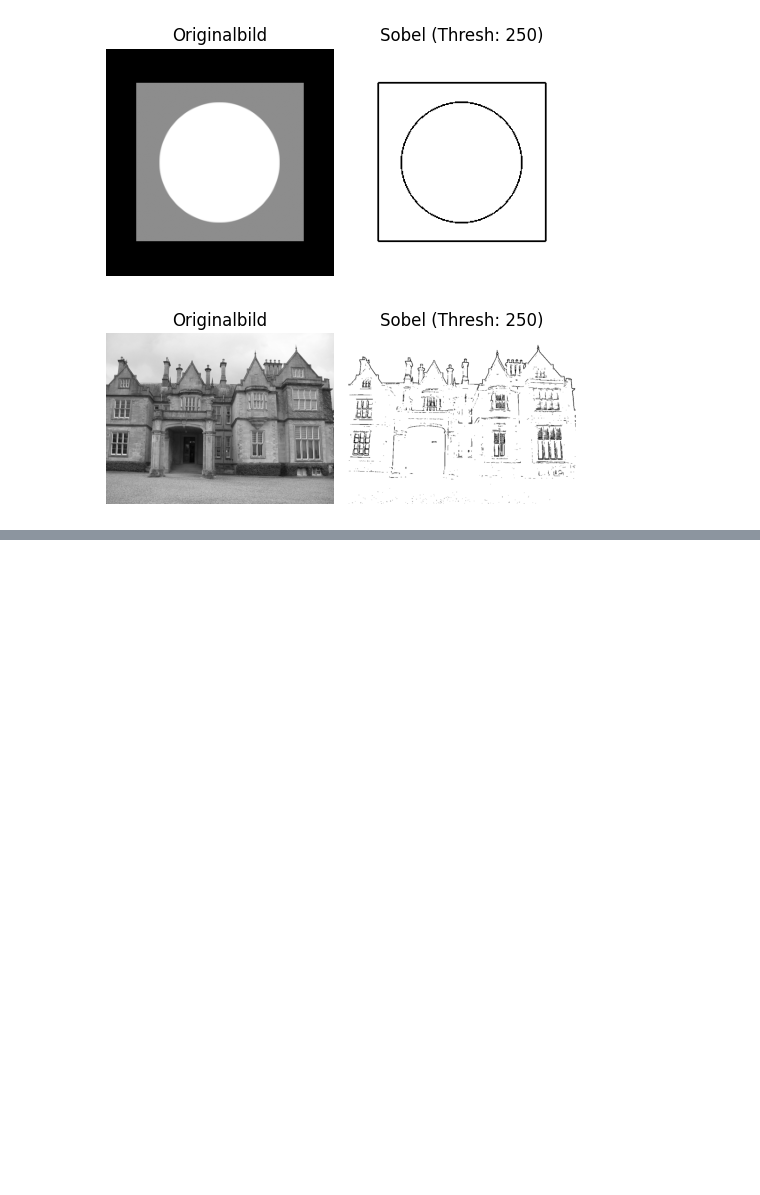
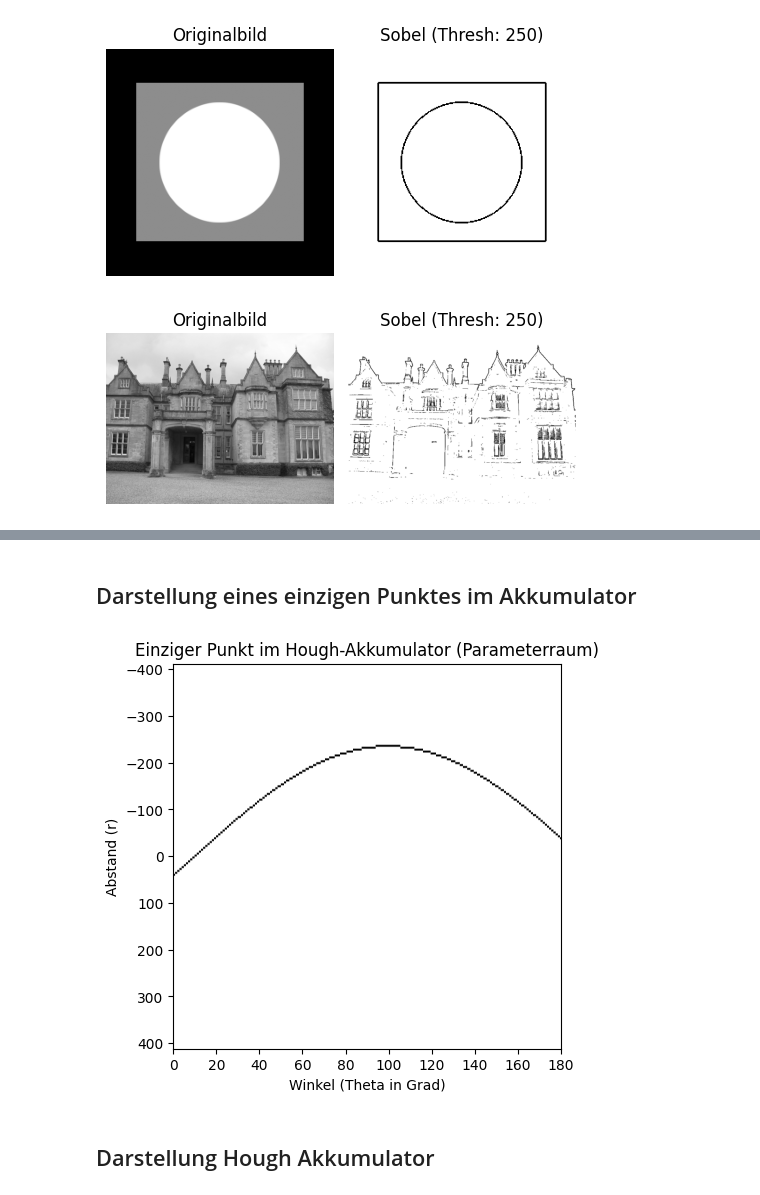
Before and after one commit to globuli94/2DComputerVision, a Jupyter notebook: aufgabe_5/aufgabe_5.ipynb, the cells around one changed output, grey strips where cells are left out. Cells and saved outputs as stored; diff of their text form; code cells hidden in the pictures; blank space fills up the shorter version.

```diff
--- a/aufgabe_5/aufgabe_5.ipynb
+++ b/aufgabe_5/aufgabe_5.ipynb
@@ -99,0 +163,21 @@ plotS(IMG_IRELAND, EDGE_THRESH)
+# %% [markdown]
+## Darstellung eines einzigen Punktes im Akkumulator
+# %%
+def plotHTASingle(img, edge_threshold, angle_steps, radius_steps):
+    houghArr = LinearHT(sobel_thresh(img, edge_threshold), angle_steps, radius_steps).accumulateSingle()
+    [height, width] = np.shape(houghArr)
+    max_r = np.sqrt(np.pow(width, 2) + np.pow(height, 2))
+
+    plt.figure(figsize=(5, 5))
+    plt.imshow(houghArr, cmap='Greys', extent=[0, 180, max_r, -max_r], aspect='auto')
+
+    plt.title('Einziger Punkt im Hough-Akkumulator (Parameterraum)')
+    plt.xlabel('Winkel (Theta in Grad)')
+    plt.ylabel('Abstand (r)')
+    plt.show()
+
+plotHTASingle(IMG_PLANE, 250, 360, 200)
+# %% [output]
+[figure, added]
+# %% [markdown]
+## Darstellung Hough Akkumulator
```
Also changed, not shown: parts of 9 cells of this notebook, 1 other file.
